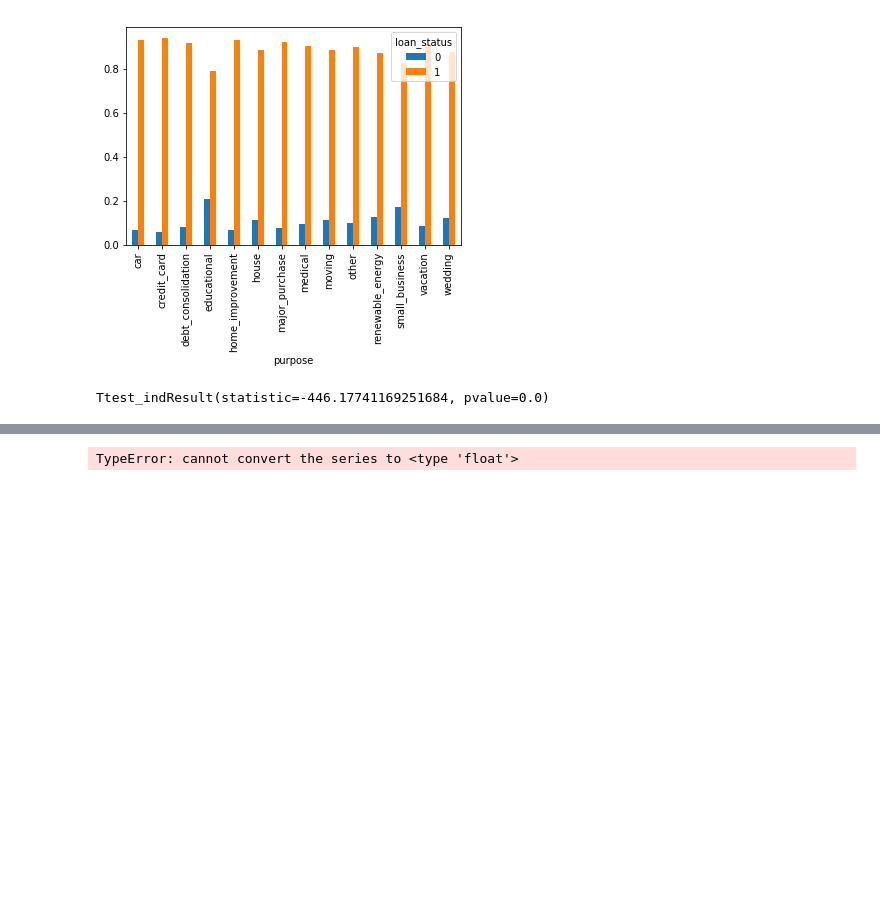
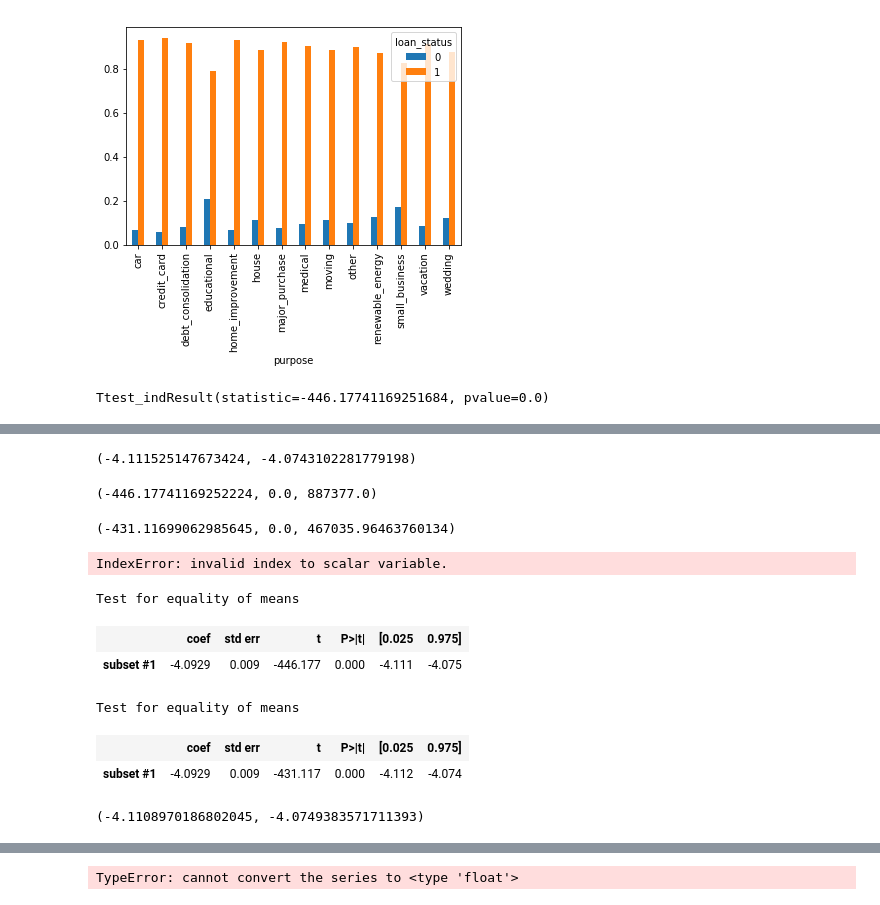
Before and after one commit to brandy-lei/LC, a Jupyter notebook: Untitled.ipynb, the cells around one changed output, grey strips where cells are left out. Saved outputs shown, nothing was run; the diff lists cells and outputs as text; code cells hidden in the pictures; blank space fills up the shorter version.

```diff
--- a/Untitled.ipynb
+++ b/Untitled.ipynb
@@ -519,0 +533,34 @@ Ttest_indResult(statistic=-446.17741169251684, pvalue=0.0)
+# %%
+cm.tconfint_diff(usevar='unequal')
+# %% [output]
+(-4.111525147673424, -4.0743102281779198)
+# %%
+cm.ttest_ind()
+# %% [output]
+(-446.17741169252224, 0.0, 887377.0)
+# %%
+cm.ttest_ind(usevar='unequal')
+# %% [output]
+(-431.11699062985645, 0.0, 467035.96463760134)
+# %%
+cm.summary()
+# %% [output]
+IndexError: invalid index to scalar variable.
+# %%
+# https://github.com/statsmodels/statsmodels/issues/3783
+# if not add .values[:, None]  will get error
+sms.CompareMeans(sms.DescrStatsW(df[df['term'] == ' 36 months']['int_rate'].values[:, None]), sms.DescrStatsW(df[df['term'] == ' 60 months']['int_rate'].values[:, None])).summary()
+# %% [output]
+Test for equality of means
+|  | coef | std err | t | P>|t| | [0.025 | 0.975] |
+| subset #1 | -4.0929 | 0.009 | -446.177 | 0.000 | -4.111 | -4.075 |
+# %%
+sms.CompareMeans(sms.DescrStatsW(df[df['term'] == ' 36 months']['int_rate'].values[:, None]), sms.DescrStatsW(df[df['term'] == ' 60 months']['int_rate'].values[:, None])).summary(usevar='unequal')
+# %% [output]
+Test for equality of means
+|  | coef | std err | t | P>|t| | [0.025 | 0.975] |
+| subset #1 | -4.0929 | 0.009 | -431.117 | 0.000 | -4.112 | -4.074 |
+# %%
+cm.zconfint_diff()
+# %% [output]
+(-4.1108970186802045, -4.0749383571711393)
```
Also changed, not shown: parts of 13 cells of this notebook.
